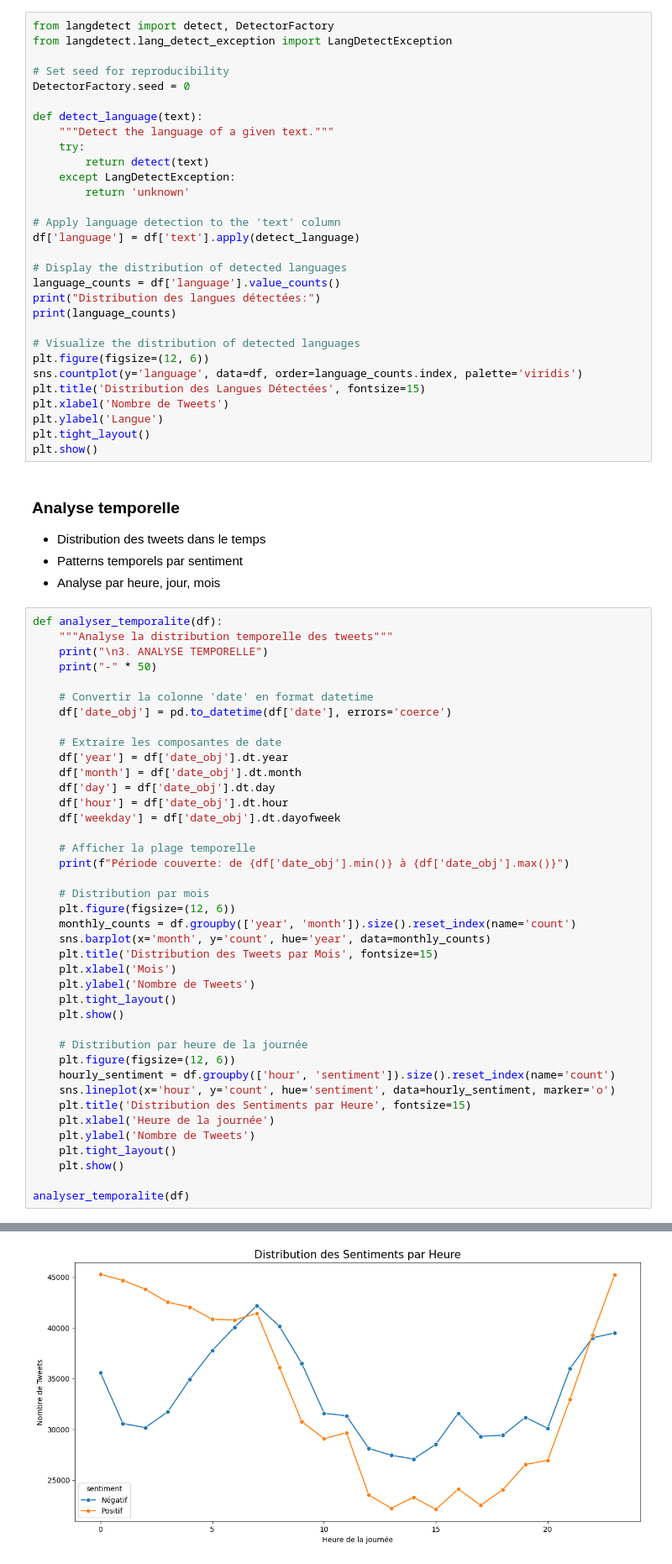
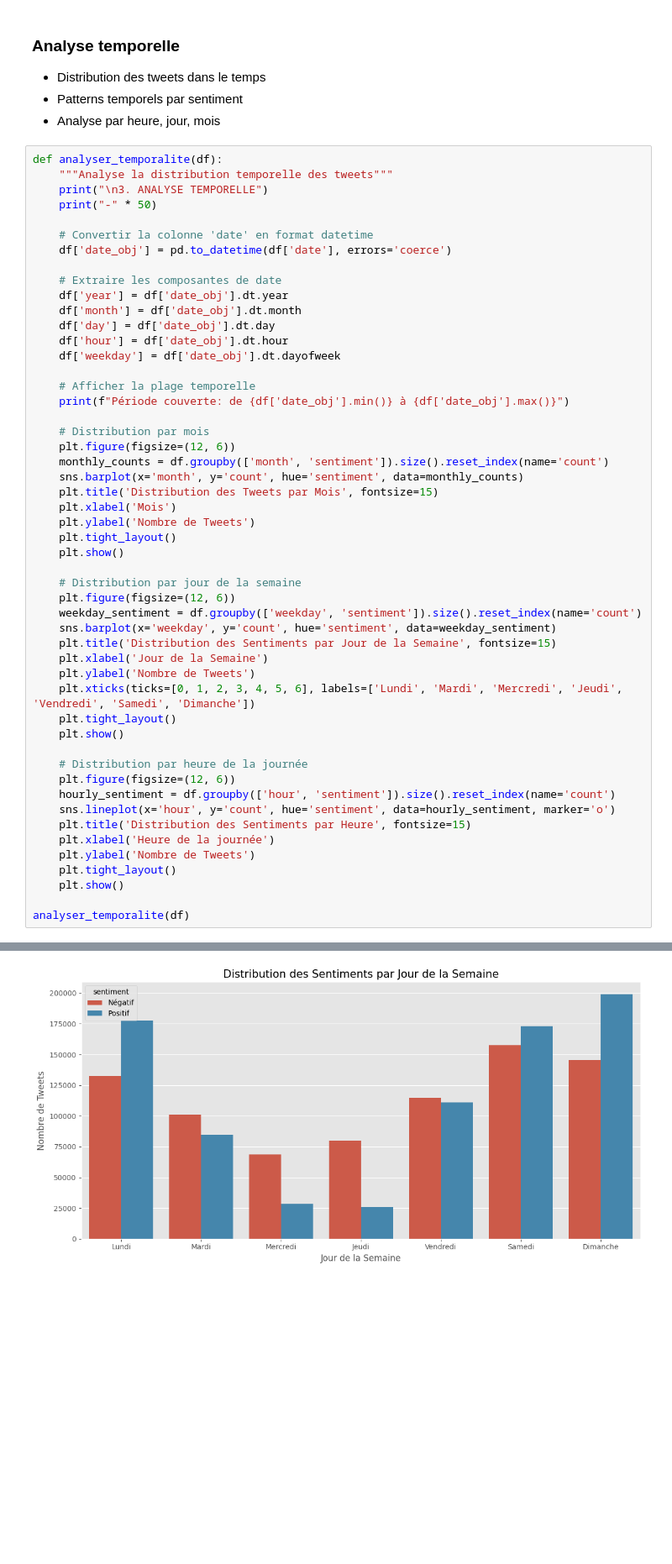
Before and after one commit to DavidScanu/oc-ai-engineer-p07-analyse-sentiments-deep-learning, a Jupyter notebook: scanu-david-02-notebook-analyse-exploratoire-20250306.ipynb, the cells around one changed output, grey strips where cells are left out. Shown at 84% size. Saved outputs shown, nothing was run; the diff lists cells and outputs as text; blank space fills up the shorter version.

```diff
--- a/scanu-david-02-notebook-analyse-exploratoire-20250306.ipynb
+++ b/scanu-david-02-notebook-analyse-exploratoire-20250306.ipynb
@@ -319,33 +324,3 @@ Name: proportion, dtype: object
-# %%
-from langdetect import detect, DetectorFactory
-from langdetect.lang_detect_exception import LangDetectException
-
-# Set seed for reproducibility
-DetectorFactory.seed = 0
-
-def detect_language(text):
-    """Detect the language of a given text."""
-    try:
-        return detect(text)
-    except LangDetectException:
-        return 'unknown'
-
-# Apply language detection to the 'text' column
-df['language'] = df['text'].apply(detect_language)
-
-# Display the distribution of detected languages
-language_counts = df['language'].value_counts()
-print("Distribution des langues détectées:")
-print(language_counts)
-
-# Visualize the distribution of detected languages
-plt.figure(figsize=(12, 6))
-sns.countplot(y='language', data=df, order=language_counts.index, palette='viridis')
-plt.title('Distribution des Langues Détectées', fontsize=15)
-plt.xlabel('Nombre de Tweets')
-plt.ylabel('Langue')
-plt.tight_layout()
-plt.show()
 # %% [markdown]
 ### Analyse temporelle
 
@@ -373,11 +348,22 @@ def analyser_temporalite(df):
 
     # Distribution par mois
     plt.figure(figsize=(12, 6))
-    monthly_counts = df.groupby(['year', 'month']).size().reset_index(name='count')
-    sns.barplot(x='month', y='count', hue='year', data=monthly_counts)
+    monthly_counts = df.groupby(['month', 'sentiment']).size().reset_index(name='count')
+    sns.barplot(x='month', y='count', hue='sentiment', data=monthly_counts)
     plt.title('Distribution des Tweets par Mois', fontsize=15)
     plt.xlabel('Mois')
     plt.ylabel('Nombre de Tweets')
+    plt.tight_layout()
+    plt.show()
+
+    # Distribution par jour de la semaine
+    plt.figure(figsize=(12, 6))
+    weekday_sentiment = df.groupby(['weekday', 'sentiment']).size().reset_index(name='count')
+    sns.barplot(x='weekday', y='count', hue='sentiment', data=weekday_sentiment)
+    plt.title('Distribution des Sentiments par Jour de la Semaine', fontsize=15)
+    plt.xlabel('Jour de la Semaine')
+    plt.ylabel('Nombre de Tweets')
+    plt.xticks(ticks=[0, 1, 2, 3, 4, 5, 6], labels=['Lundi', 'Mardi', 'Mercredi', 'Jeudi', 'Vendredi', 'Samedi', 'Dimanche'])
     plt.tight_layout()
     plt.show()
 
@@ -400 +386 @@ Période couverte: de 2009-04-06 22:19:45 à 2009-06-25 10:28:31
-[figure, old version]
+[figure, new version]
```
Also changed, not shown: parts of 27 cells of this notebook.
